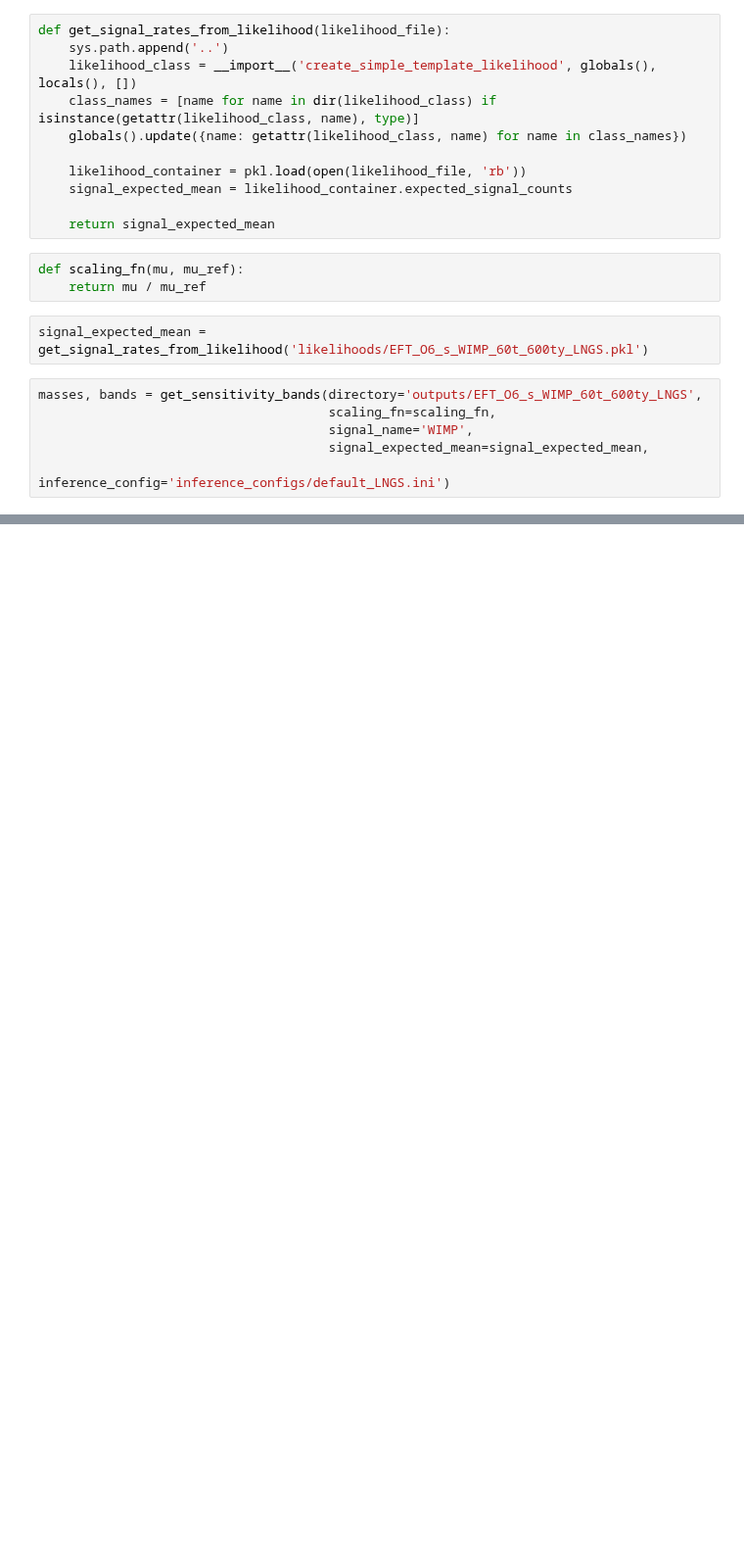
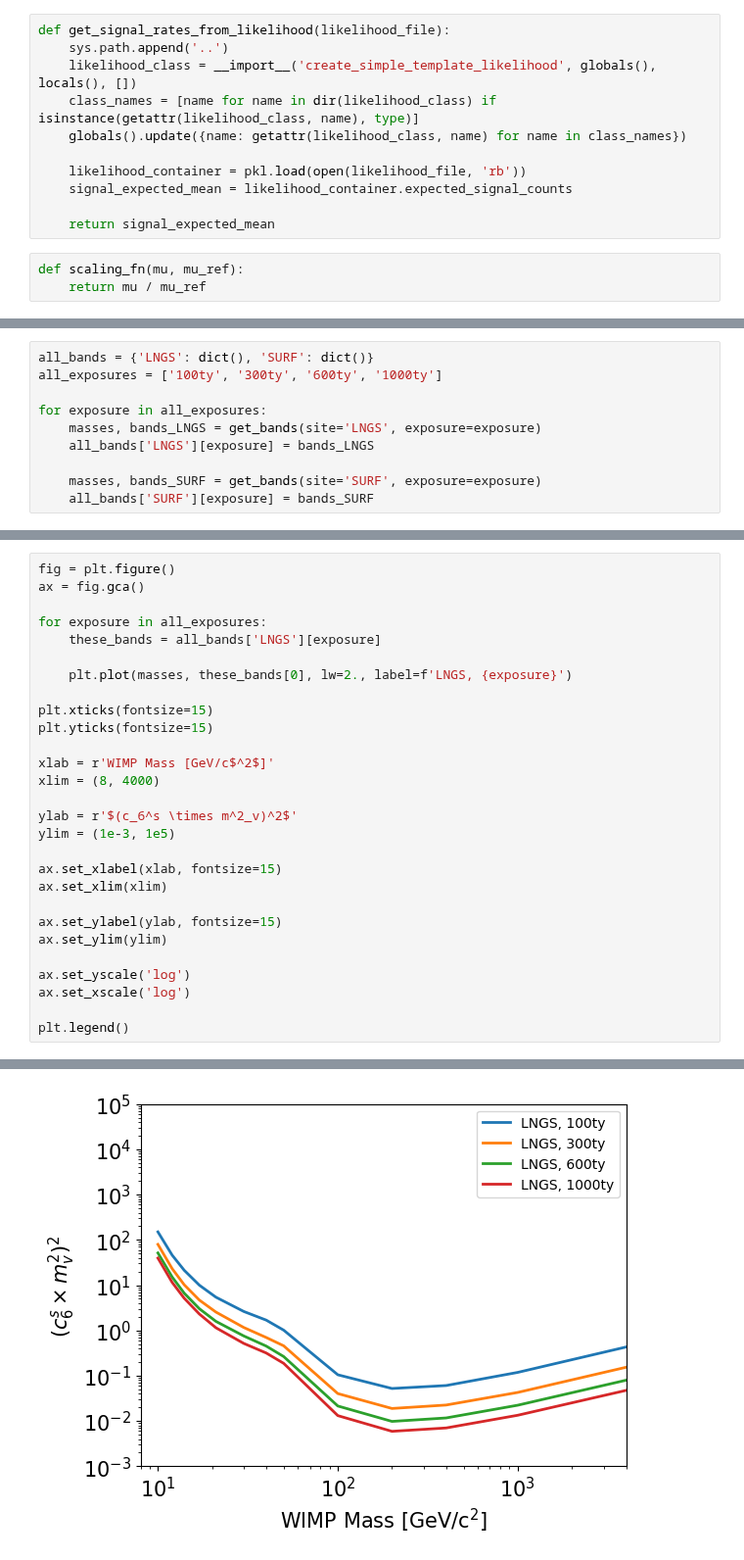
Before and after one commit to robertsjames/FlameFitSimple, a Jupyter notebook: analyses/EFT_O6_s_WIMP_sensitivity/get_sensitivity.ipynb, the cells around one changed output, grey strips where cells are left out. Shown at 98% size. Cells and saved outputs as stored; diff of their text form; blank space fills up the shorter version.

```diff
--- a/analyses/EFT_O6_s_WIMP_sensitivity/get_sensitivity.ipynb
+++ b/analyses/EFT_O6_s_WIMP_sensitivity/get_sensitivity.ipynb
@@ -35,11 +37,3 @@ def get_signal_rates_from_likelihood(likelihood_file):
 # %%
 def scaling_fn(mu, mu_ref):
     return mu / mu_ref
-# %%
-signal_expected_mean = get_signal_rates_from_likelihood('likelihoods/EFT_O6_s_WIMP_60t_600ty_LNGS.pkl')
-# %%
-masses, bands = get_sensitivity_bands(directory='outputs/EFT_O6_s_WIMP_60t_600ty_LNGS',
-                                      scaling_fn=scaling_fn,
-                                      signal_name='WIMP',
-                                      signal_expected_mean=signal_expected_mean,
-                                      inference_config='inference_configs/default_LNGS.ini')
@@ -45,0 +51,10 @@ masses, bands = get_sensitivity_bands(directory='outputs/EFT_O6_s_WIMP_60t_600ty
+# %%
+all_bands = {'LNGS': dict(), 'SURF': dict()}
+all_exposures = ['100ty', '300ty', '600ty', '1000ty']
+
+for exposure in all_exposures:
+    masses, bands_LNGS = get_bands(site='LNGS', exposure=exposure)
+    all_bands['LNGS'][exposure] = bands_LNGS
+
+    masses, bands_SURF = get_bands(site='SURF', exposure=exposure)
+    all_bands['SURF'][exposure] = bands_SURF
@@ -45,0 +79,29 @@ masses, bands = get_sensitivity_bands(directory='outputs/EFT_O6_s_WIMP_60t_600ty
+# %%
+fig = plt.figure()
+ax = fig.gca()
+
+for exposure in all_exposures:
+    these_bands = all_bands['LNGS'][exposure]
+
+    plt.plot(masses, these_bands[0], lw=2., label=f'LNGS, {exposure}')
+
+plt.xticks(fontsize=15)
+plt.yticks(fontsize=15)
+
+xlab = r'WIMP Mass [GeV/c$^2$]'
+xlim = (8, 4000)
+
+ylab = r'$(c_6^s \times m^2_v)^2$'
+ylim = (1e-3, 1e5)
+
+ax.set_xlabel(xlab, fontsize=15)
+ax.set_xlim(xlim)
+
+ax.set_ylabel(ylab, fontsize=15)
+ax.set_ylim(ylim)
+
+ax.set_yscale('log')
+ax.set_xscale('log')
+
+plt.legend()
+# %% [output]
@@ -46,3 +109,4 @@ masses, bands = get_sensitivity_bands(directory='outputs/EFT_O6_s_WIMP_60t_600ty
+[figure, added]
 # %%
 fig = plt.figure()
 ax = fig.gca()
```
Also changed, not shown: parts of 5 cells of this notebook, 3 other files.
